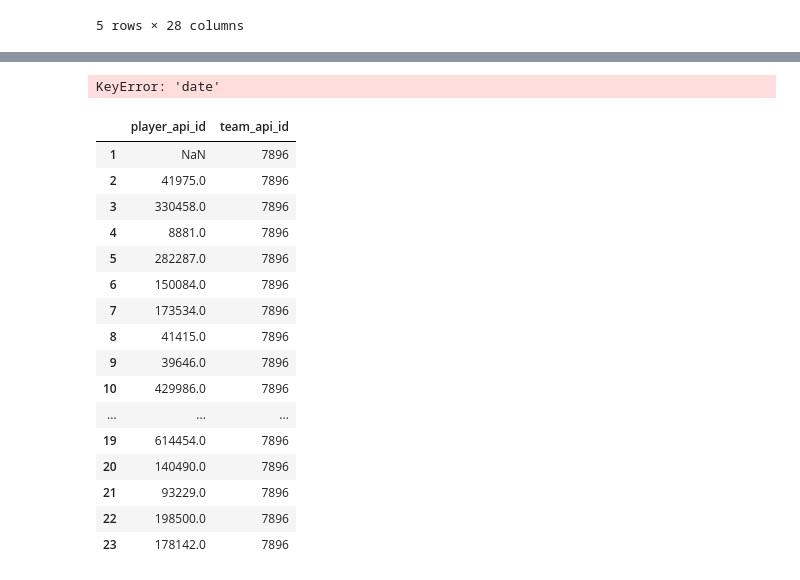
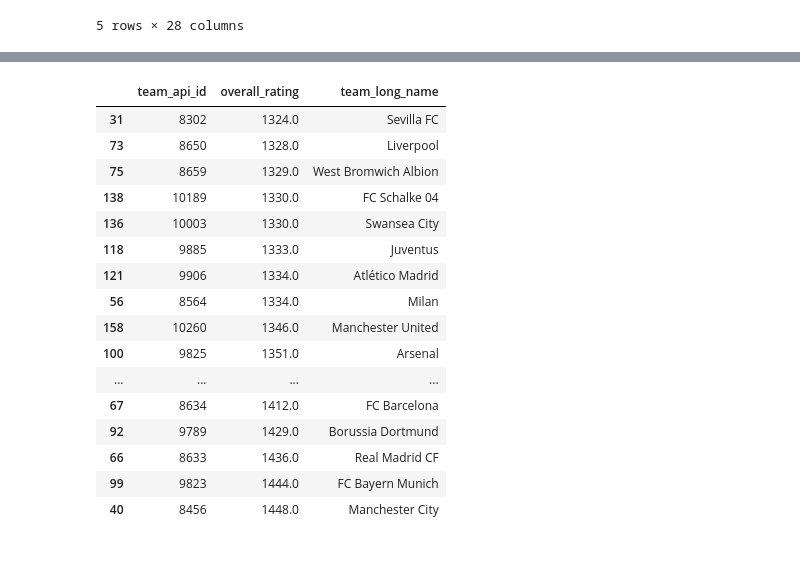
Before and after one commit to abhiksark/Udacity-DataAnalyst-Nanodegree, a Jupyter notebook: football_analysis/Updated_EDA.ipynb, the cells around one changed output, grey strips where cells are left out. Cells and saved outputs as stored; diff of their text form; code cells hidden in the pictures.

```diff
--- a/football_analysis/Updated_EDA.ipynb
+++ b/football_analysis/Updated_EDA.ipynb
@@ -435,21 +280,0 @@ df_team_player_combined.head(1)
-# %%
-df_match_2015 = df_match[df_match.season=="2015/2016"]
-players_list_home = ['home_team_api_id','home_player_1', 'home_player_2', 'home_player_3',
-       'home_player_4', 'home_player_5', 'home_player_6', 'home_player_7',
-       'home_player_8', 'home_player_9', 'home_player_10', 'home_player_11']
-df_team_to_player_2015 = df_match_2015[players_list_home]
-df_team_to_player_2015.head()
-list_of_team_id = df_team_to_player_2015.home_team_api_id.unique().tolist()
-team_dict = {}
-
-for team_name in list_of_team_id:
-    df = df_team_to_player_2015[df_team_to_player_2015.home_team_api_id== team_name]
-    for player_name in pd.Series(df.values.ravel('F')).unique():
-        team_dict[player_name]=team_name
-
-df_player_team_2015 = pd.DataFrame(team_dict,index=[0])
-df_player_team_2015=df_player_team_2015.T
-df_player_team_2015.reset_index(level=0, inplace=True)
-df_player_team_2015.rename(index=str, columns={"index": "player_api_id", 0: "team_api_id"},inplace=True)
-df_player_team_2015.head()
-df_player_team_2015=df_player_team_2015[~(df_player_team_2015.player_api_id ==df_player_team_2015.team_api_id)]
@@ -475,38 +280,0 @@ df_test = top_N_team_rating(df_team,df_player,df_match,season="2015/2016")
-# %%
-df_match = df_match[df_match.season=="2015/2016"]
-df_player =  pd.merge(df_player, df_player_attributes, on="player_api_id")
-df_player['date'] = pd.to_datetime(df_player['date'])
-df_player = df_player[df_player['date'].dt.year == 2015]
-df_player = df_player.sort_values('date').groupby('player_api_id').last()
-players_list_home = ['home_team_api_id','home_player_1', 'home_player_2', 'home_player_3',
-   'home_player_4', 'home_player_5', 'home_player_6', 'home_player_7',
-   'home_player_8', 'home_player_9', 'home_player_10', 'home_player_11']
-df_team_to_player = df_match[players_list_home]
-df_team_to_player.drop(['variable'],axis=1,inplace=True)
-df_team_to_player.rename( columns={"value":"player_api_id", "home_team_api_id":"team_api_id" },inplace=True)
-df_team_to_player = df_team_to_player.drop_duplicates()
-df_player_with_team  = pd.merge(df_player,df_player_team,on="player_api_id")
-df_player_with_team = pd.merge(df_player_with_team,df_team[["team_long_name","team_api_id"]])
-df_player_with_team_attributes = pd.merge(df_player_with_team[["player_api_id","player_name","team_long_name","team_api_id"]],df_player_attributes[["player_api_id","overall_rating"]],on="player_api_id")
-# %% [output]
-KeyError: 'date'
-# %%
-df_player_team
-# %% [output]
-|  | player_api_id | team_api_id |
-| 1 | NaN | 7896 |
-| 2 | 41975.0 | 7896 |
-| 3 | 330458.0 | 7896 |
-| 4 | 8881.0 | 7896 |
-| 5 | 282287.0 | 7896 |
-| 6 | 150084.0 | 7896 |
-| 7 | 173534.0 | 7896 |
-| 8 | 41415.0 | 7896 |
-| 9 | 39646.0 | 7896 |
-| 10 | 429986.0 | 7896 |
-| ... | ... | ... |
-| 19 | 614454.0 | 7896 |
-| 20 | 140490.0 | 7896 |
-| 21 | 93229.0 | 7896 |
-| 22 | 198500.0 | 7896 |
-| 23 | 178142.0 | 7896 |
@@ -512,0 +332,21 @@ df_player_team
+# %%
+df = top_N_team(df_comb_team,df_comb_player,df_match,season="2013/2014",n=20)
+df
+# %% [output]
+|  | team_api_id | overall_rating | team_long_name |
+| 31 | 8302 | 1324.0 | Sevilla FC |
+| 73 | 8650 | 1328.0 | Liverpool |
+| 75 | 8659 | 1329.0 | West Bromwich Albion |
+| 138 | 10189 | 1330.0 | FC Schalke 04 |
+| 136 | 10003 | 1330.0 | Swansea City |
+| 118 | 9885 | 1333.0 | Juventus |
+| 121 | 9906 | 1334.0 | Atlético Madrid |
+| 56 | 8564 | 1334.0 | Milan |
+| 158 | 10260 | 1346.0 | Manchester United |
+| 100 | 9825 | 1351.0 | Arsenal |
+| ... | ... | ... | ... |
+| 67 | 8634 | 1412.0 | FC Barcelona |
+| 92 | 9789 | 1429.0 | Borussia Dortmund |
+| 66 | 8633 | 1436.0 | Real Madrid CF |
+| 99 | 9823 | 1444.0 | FC Bayern Munich |
+| 40 | 8456 | 1448.0 | Manchester City |
```
Also changed, not shown: parts of 27 cells of this notebook.
